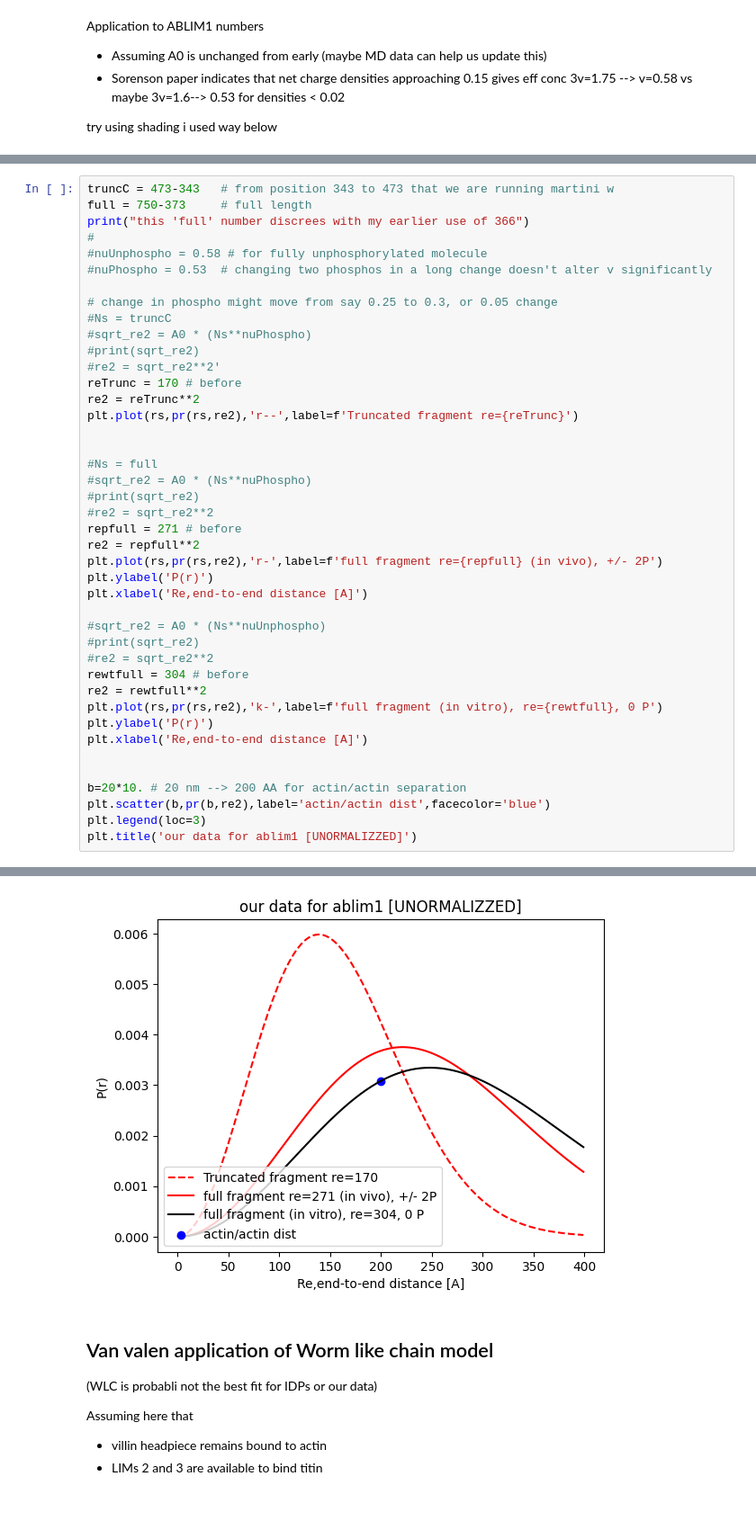
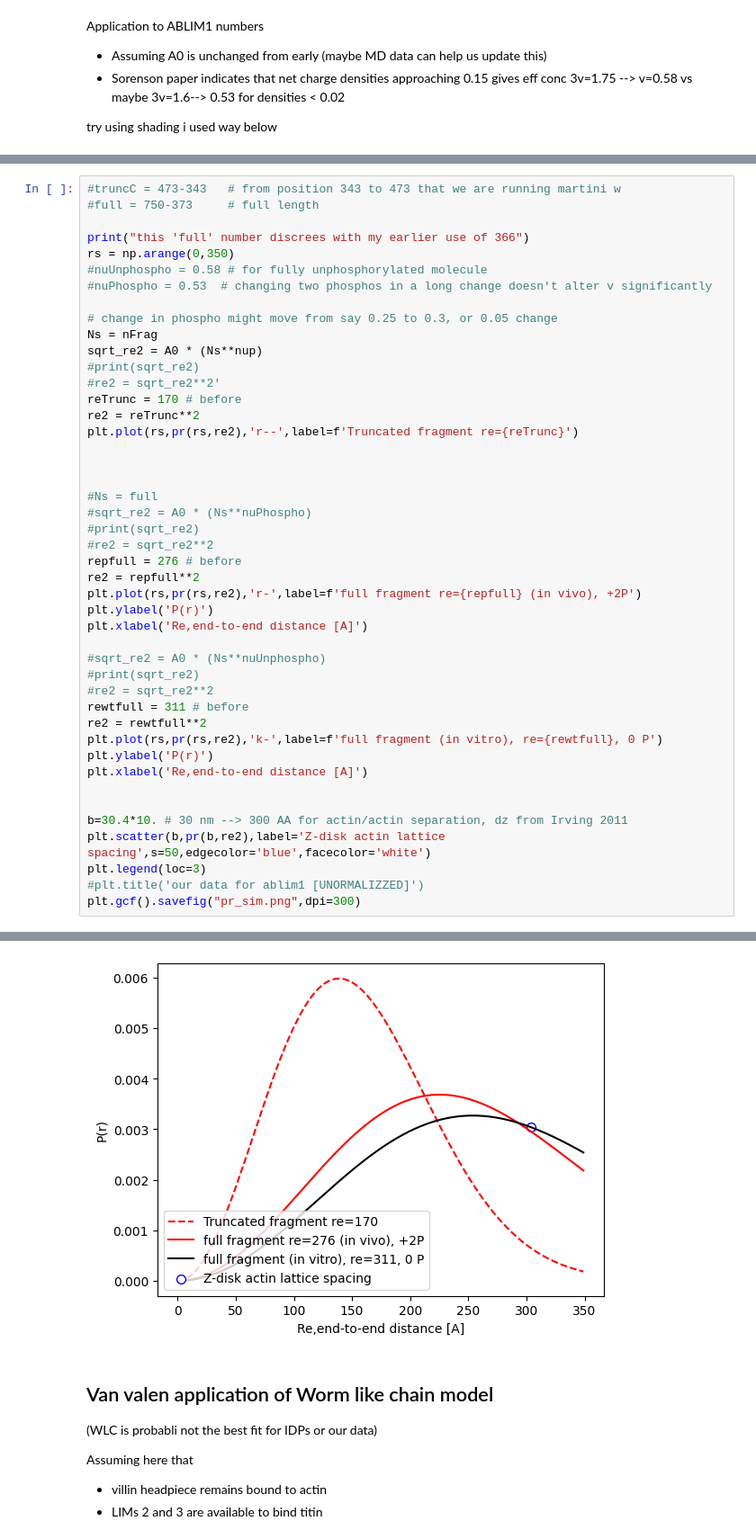
Before and after one commit to huskeypm/foldingML, a Jupyter notebook: ablim.ipynb, the cells around one changed output, grey strips where cells are left out. Shown: that part at 90% size. Drawn from its saved outputs; the diff is of its cells as text; blank space fills up the shorter version.

```diff
--- a/ablim.ipynb
+++ b/ablim.ipynb
@@ -469,14 +499,15 @@ try using shading i used way below
 # %%
-truncC = 473-343   # from position 343 to 473 that we are running martini w
-full = 750-373     # full length
+#truncC = 473-343   # from position 343 to 473 that we are running martini w
+#full = 750-373     # full length
+
 print("this 'full' number discrees with my earlier use of 366")
-#
+rs = np.arange(0,350)
 #nuUnphospho = 0.58 # for fully unphosphorylated molecule
 #nuPhospho = 0.53  # changing two phosphos in a long change doesn't alter v significantly
 
 # change in phospho might move from say 0.25 to 0.3, or 0.05 change
-#Ns = truncC
-#sqrt_re2 = A0 * (Ns**nuPhospho)
+Ns = nFrag
+sqrt_re2 = A0 * (Ns**nup)
 #print(sqrt_re2)
 #re2 = sqrt_re2**2'
 reTrunc = 170 # before
@@ -484,29 +515,31 @@ re2 = reTrunc**2
 plt.plot(rs,pr(rs,re2),'r--',label=f'Truncated fragment re={reTrunc}')
 
 
+
 #Ns = full
 #sqrt_re2 = A0 * (Ns**nuPhospho)
 #print(sqrt_re2)
 #re2 = sqrt_re2**2
-repfull = 271 # before
+repfull = 276 # before
 re2 = repfull**2
-plt.plot(rs,pr(rs,re2),'r-',label=f'full fragment re={repfull} (in vivo), +/- 2P')
+plt.plot(rs,pr(rs,re2),'r-',label=f'full fragment re={repfull} (in vivo), +2P')
 plt.ylabel('P(r)')
 plt.xlabel('Re,end-to-end distance [A]')
 
 #sqrt_re2 = A0 * (Ns**nuUnphospho)
 #print(sqrt_re2)
 #re2 = sqrt_re2**2
-rewtfull = 304 # before
+rewtfull = 311 # before
 re2 = rewtfull**2
 plt.plot(rs,pr(rs,re2),'k-',label=f'full fragment (in vitro), re={rewtfull}, 0 P')
 plt.ylabel('P(r)')
 plt.xlabel('Re,end-to-end distance [A]')
 
 
-b=20*10. # 20 nm --> 200 AA for actin/actin separation
-plt.scatter(b,pr(b,re2),label='actin/actin dist',facecolor='blue')
+b=30.4*10. # 30 nm --> 300 AA for actin/actin separation, dz from Irving 2011
+plt.scatter(b,pr(b,re2),label='Z-disk actin lattice spacing',s=50,edgecolor='blue',facecolor='white')
 plt.legend(loc=3)
-plt.title('our data for ablim1 [UNORMALIZZED]')
+#plt.title('our data for ablim1 [UNORMALIZZED]')
+plt.gcf().savefig("pr_sim.png",dpi=300)
 # %% [output]
 this 'full' number discrees with my earlier use of 366
@@ -514,4 +546,4 @@ Text(0.5, 1.0, 'our data for ablim1 [UNORMALIZZED]')
-[figure, old version]
+[figure, new version]
 # %% [markdown]
 ## Van valen application of  Worm like chain model
 (WLC is probabli not the best fit for IDPs or our data)
```
Also changed, not shown: parts of 14 cells of this notebook.
